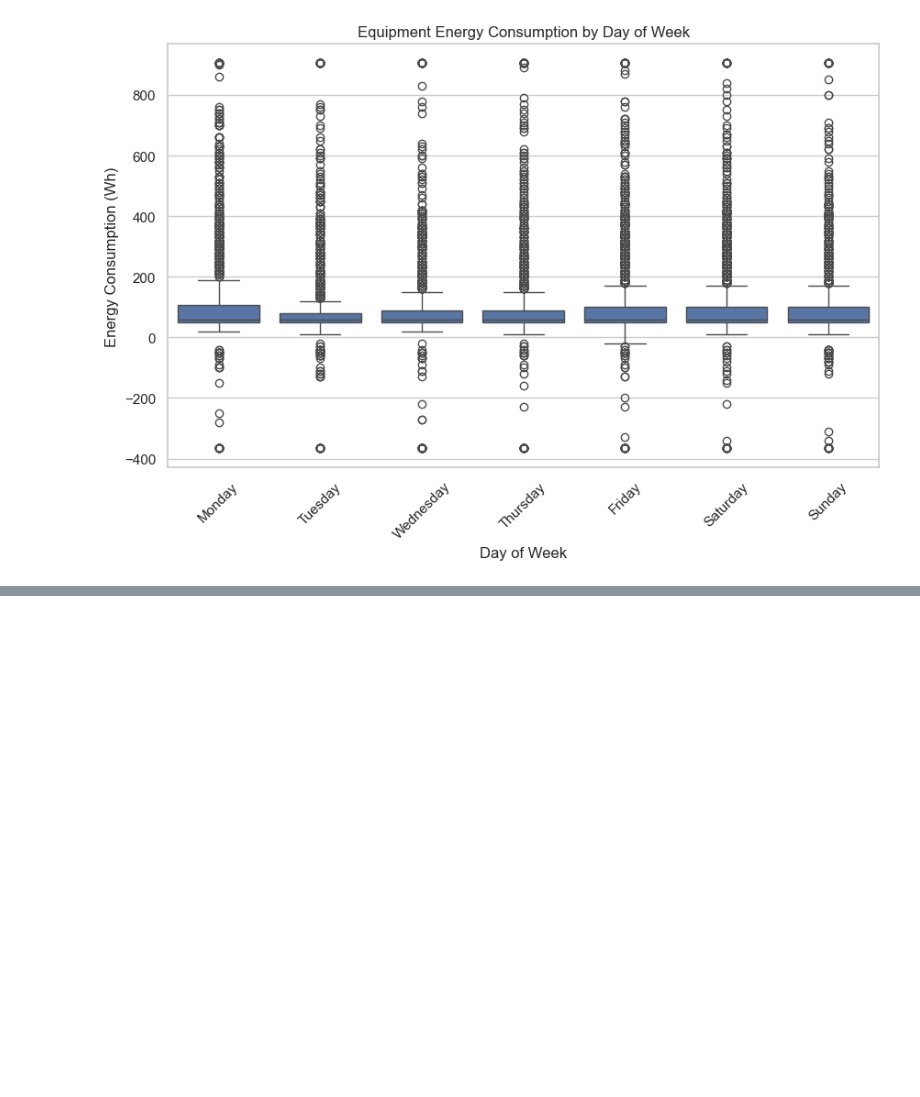
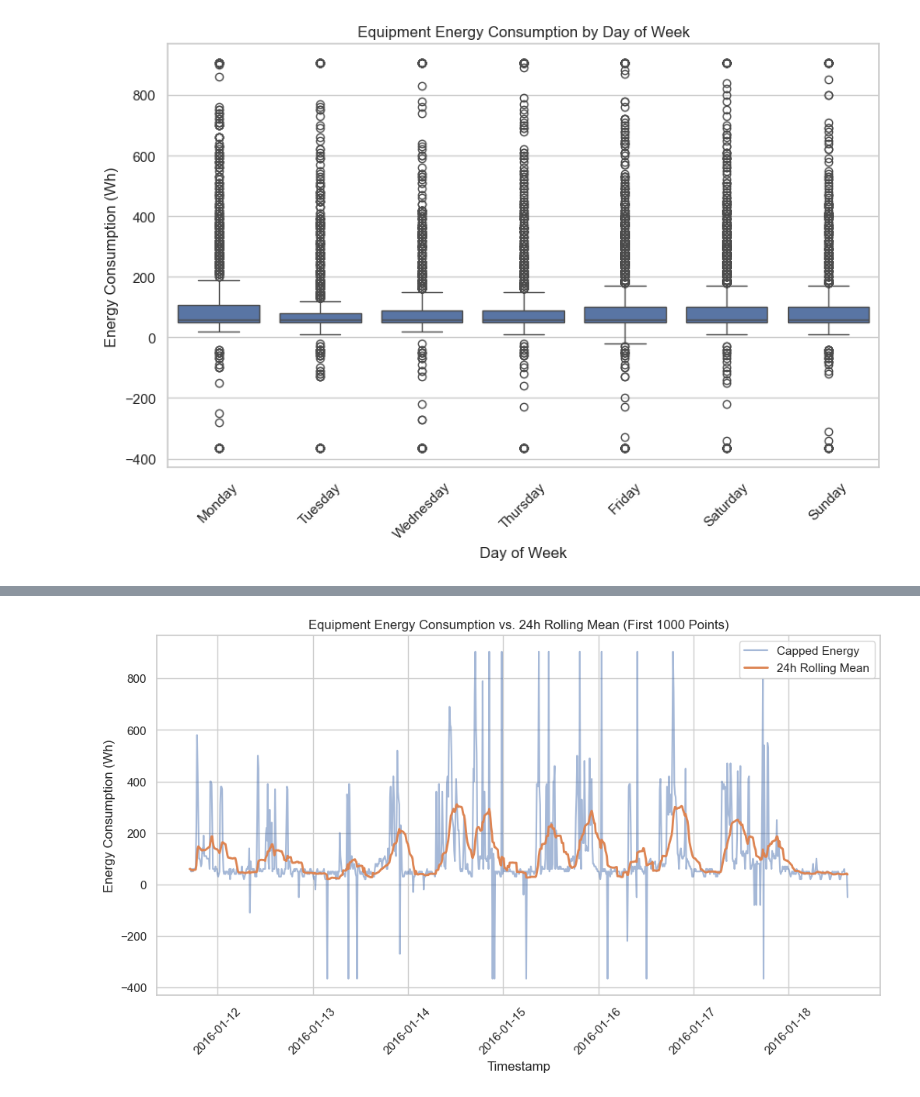
Before and after one commit to Sum000/DS-Intern-Assignment-Sumit_Behera, a Jupyter notebook: Assignment_solution.ipynb, the cells around one changed output, grey strips where cells are left out. Drawn from its saved outputs; the diff is of its cells as text; code cells hidden in the pictures; blank space fills up the shorter version.

```diff
--- a/Assignment_solution.ipynb
+++ b/Assignment_solution.ipynb
@@ -499,0 +577,13 @@ plt.show()
+# %%
+# Line plot of rolling mean vs. original energy
+plt.figure(figsize=(12, 6))
+plt.plot(data['timestamp'][:1000], data['equipment_energy_consumption_capped'][:1000], label='Capped Energy', alpha=0.5)
+plt.plot(data['timestamp'][:1000], data['rolling_mean_24h'][:1000], label='24h Rolling Mean', linewidth=2)
+plt.title('Equipment Energy Consumption vs. 24h Rolling Mean (First 1000 Points)')
+plt.xlabel('Timestamp')
+plt.ylabel('Energy Consumption (Wh)')
+plt.legend()
+plt.xticks(rotation=45)
+plt.show()
+# %% [output]
+[figure, added]
```
Also changed, not shown: parts of 18 cells of this notebook.
